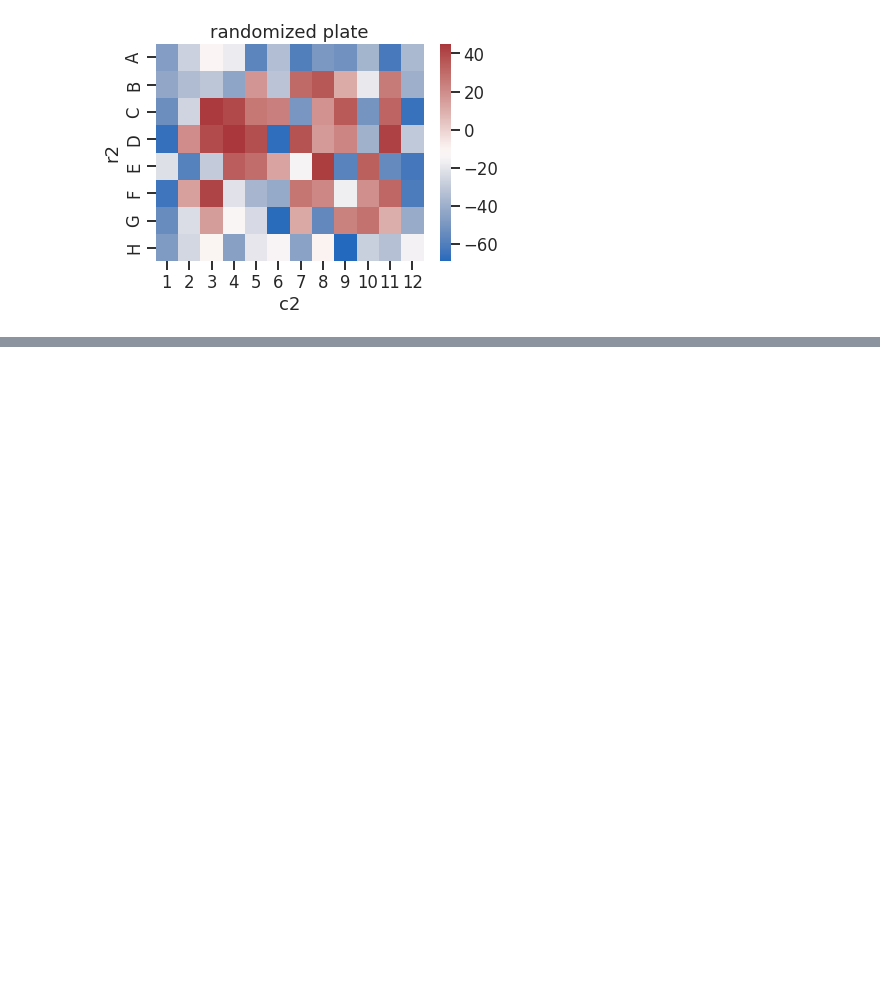
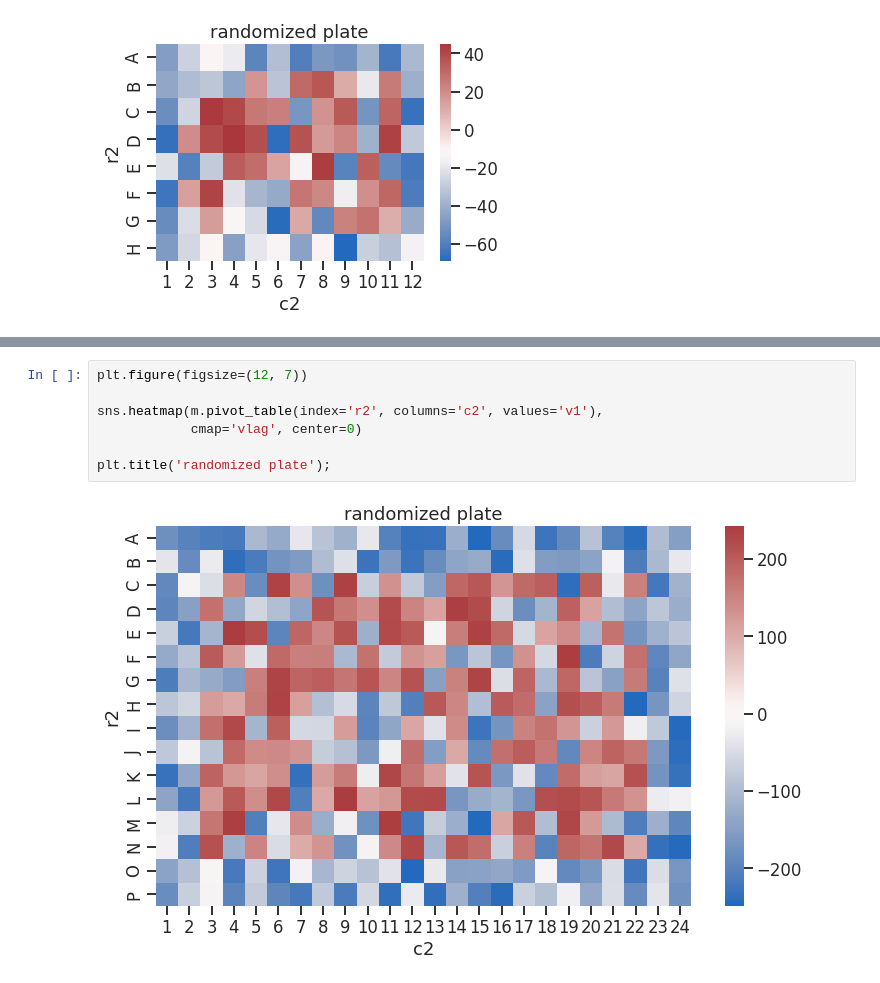
Before and after one commit to microbial-pangenomes-lab/plate_reader_evolution, a Jupyter notebook: robot/plate_randomizer/random_plate/plate_checker.ipynb, the cells around one changed output, grey strips where cells are left out. Drawn from its saved outputs; the diff is of its cells as text; blank space fills up the shorter version.

```diff
--- a/robot/plate_randomizer/random_plate/plate_checker.ipynb
+++ b/robot/plate_randomizer/random_plate/plate_checker.ipynb
@@ -37,0 +56,9 @@ plt.title('randomized plate');
+# %%
+plt.figure(figsize=(12, 7))
+
+sns.heatmap(m.pivot_table(index='r2', columns='c2', values='v1'),
+            cmap='vlag', center=0)
+
+plt.title('randomized plate');
+# %% [output]
+[figure, added]
```
Also changed, not shown: parts of 2 cells of this notebook, 7 other files.
